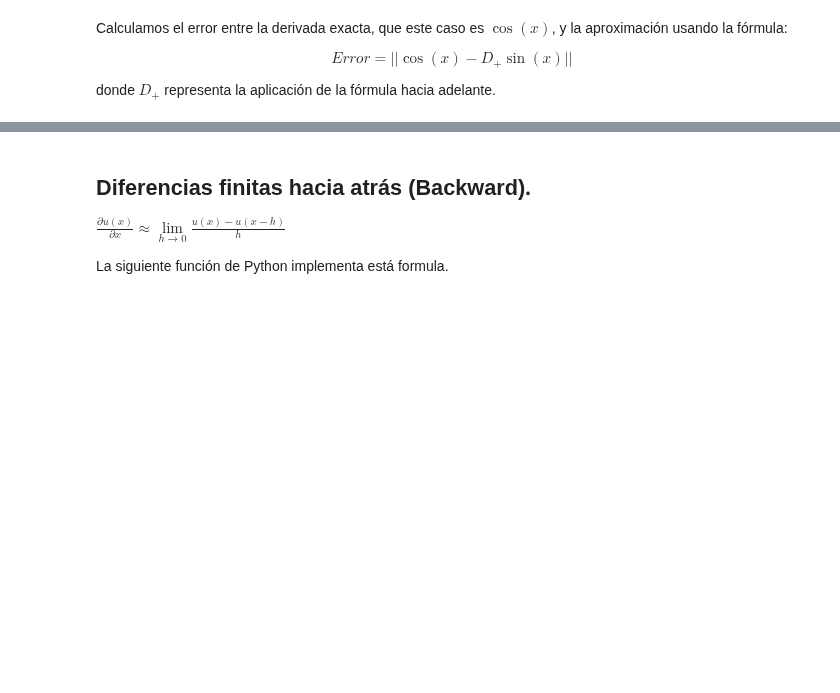
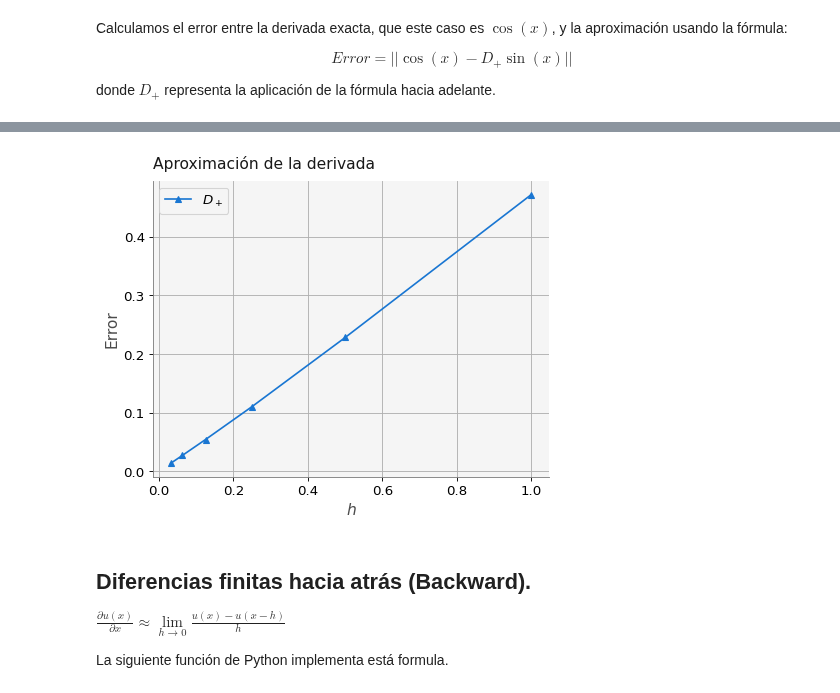
Before and after one commit to luiggix/macti_notes, a Jupyter notebook: notebooks/DerivadasNumericas/02_cla_derivadas_numericas.ipynb, the cells around one changed output, grey strips where cells are left out. Drawn from its saved outputs; the diff is of its cells as text; code cells hidden in the pictures; blank space fills up the shorter version.

```diff
--- a/notebooks/DerivadasNumericas/02_cla_derivadas_numericas.ipynb
+++ b/notebooks/DerivadasNumericas/02_cla_derivadas_numericas.ipynb
@@ -106,11 +119,14 @@ Error
 # %%
 # Hacemos el gráfico del error vs h
 plt.plot(h, ef, '^-', label='$D_+$')
 plt.xlabel('$h$')
 plt.ylabel('Error')
 plt.title('Aproximación de la derivada')
 plt.legend()
+plt.grid()
 plt.show()
+# %% [output]
+[figure, added]
 # %% [markdown]
 <a name='3'></a>
 ## Diferencias finitas hacia atrás (Backward).
```
Also changed, not shown: parts of 29 cells of this notebook, 4 other files.
